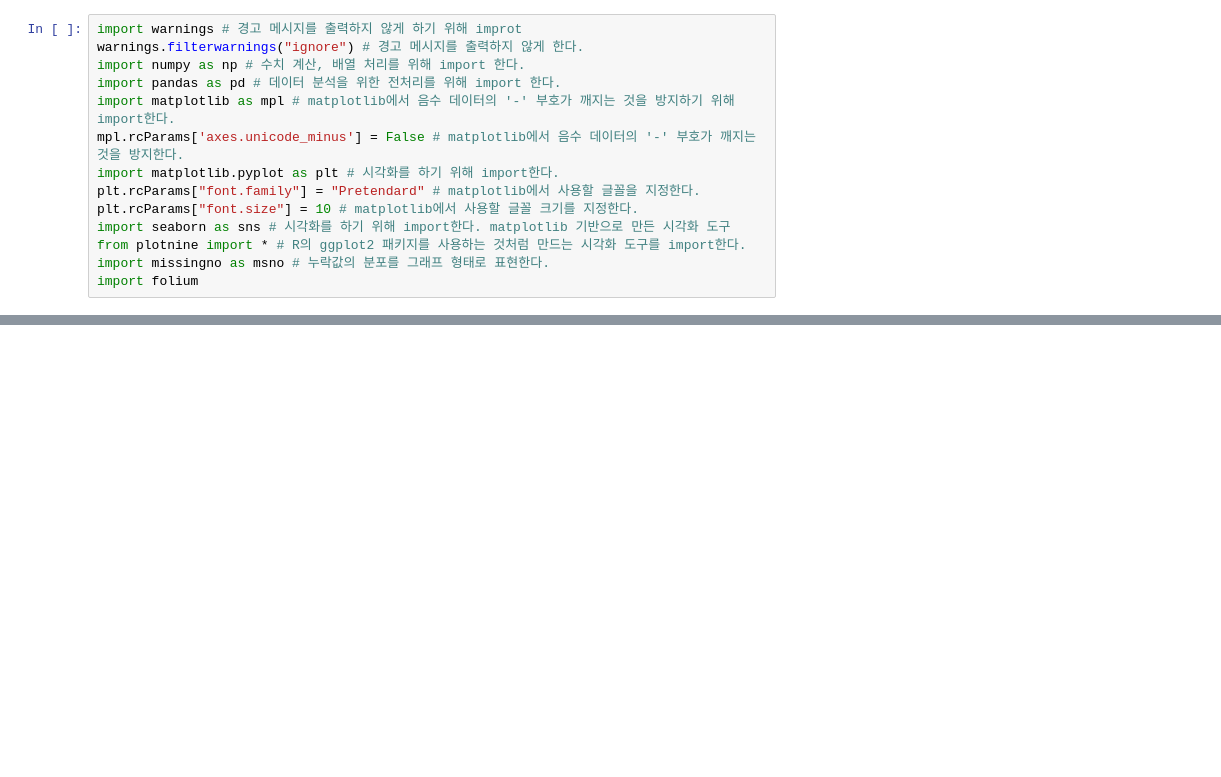
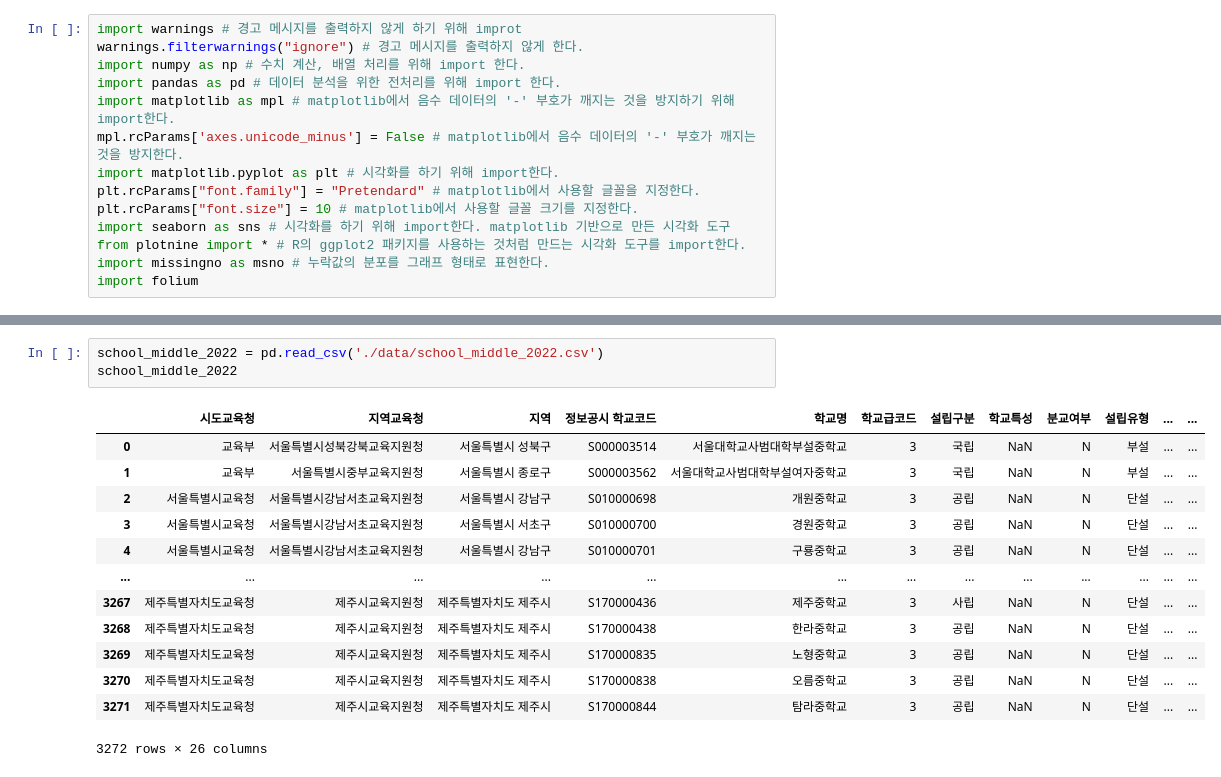
Before and after one commit to alswn8268/DataAnalysis, a Jupyter notebook: data_Analysis_Project_edu.ipynb, the cells around one changed output, grey strips where cells are left out. Saved outputs shown, nothing was run; the diff lists cells and outputs as text; blank space fills up the shorter version.

```diff
--- a/data_Analysis_Project_edu.ipynb
+++ b/data_Analysis_Project_edu.ipynb
@@ -14,0 +115,17 @@ import folium
+# %%
+school_middle_2022 = pd.read_csv('./data/school_middle_2022.csv')
+school_middle_2022
+# %% [output]
+|  | 시도교육청 | 지역교육청 | 지역 | 정보공시 학교코드 | 학교명 | 학교급코드 | 설립구분 | 학교특성 | 분교여부 | 설립유형 | ... | ... |
+| 0 | 교육부 | 서울특별시성북강북교육지원청 | 서울특별시 성북구 | S000003514 | 서울대학교사범대학부설중학교 | 3 | 국립 | NaN | N | 부설 | ... | ... |
+| 1 | 교육부 | 서울특별시중부교육지원청 | 서울특별시 종로구 | S000003562 | 서울대학교사범대학부설여자중학교 | 3 | 국립 | NaN | N | 부설 | ... | ... |
+| 2 | 서울특별시교육청 | 서울특별시강남서초교육지원청 | 서울특별시 강남구 | S010000698 | 개원중학교 | 3 | 공립 | NaN | N | 단설 | ... | ... |
+| 3 | 서울특별시교육청 | 서울특별시강남서초교육지원청 | 서울특별시 서초구 | S010000700 | 경원중학교 | 3 | 공립 | NaN | N | 단설 | ... | ... |
+| 4 | 서울특별시교육청 | 서울특별시강남서초교육지원청 | 서울특별시 강남구 | S010000701 | 구룡중학교 | 3 | 공립 | NaN | N | 단설 | ... | ... |
+| ... | ... | ... | ... | ... | ... | ... | ... | ... | ... | ... | ... | ... |
+| 3267 | 제주특별자치도교육청 | 제주시교육지원청 | 제주특별자치도 제주시 | S170000436 | 제주중학교 | 3 | 사립 | NaN | N | 단설 | ... | ... |
+| 3268 | 제주특별자치도교육청 | 제주시교육지원청 | 제주특별자치도 제주시 | S170000438 | 한라중학교 | 3 | 공립 | NaN | N | 단설 | ... | ... |
+| 3269 | 제주특별자치도교육청 | 제주시교육지원청 | 제주특별자치도 제주시 | S170000835 | 노형중학교 | 3 | 공립 | NaN | N | 단설 | ... | ... |
+| 3270 | 제주특별자치도교육청 | 제주시교육지원청 | 제주특별자치도 제주시 | S170000838 | 오름중학교 | 3 | 공립 | NaN | N | 단설 | ... | ... |
+| 3271 | 제주특별자치도교육청 | 제주시교육지원청 | 제주특별자치도 제주시 | S170000844 | 탐라중학교 | 3 | 공립 | NaN | N | 단설 | ... | ... |
+3272 rows × 26 columns
```
Also changed, not shown: parts of 14 cells of this notebook, 4 other files.
